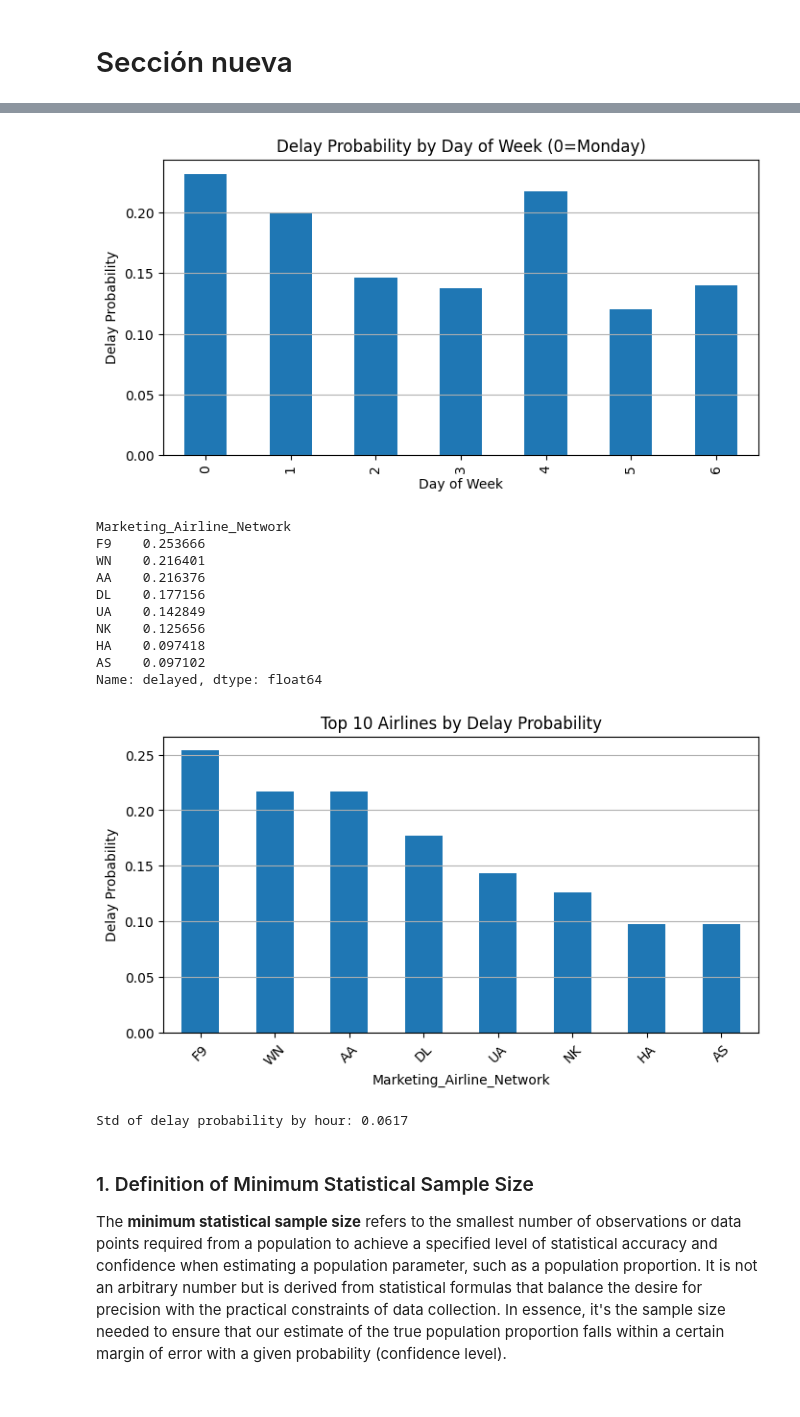
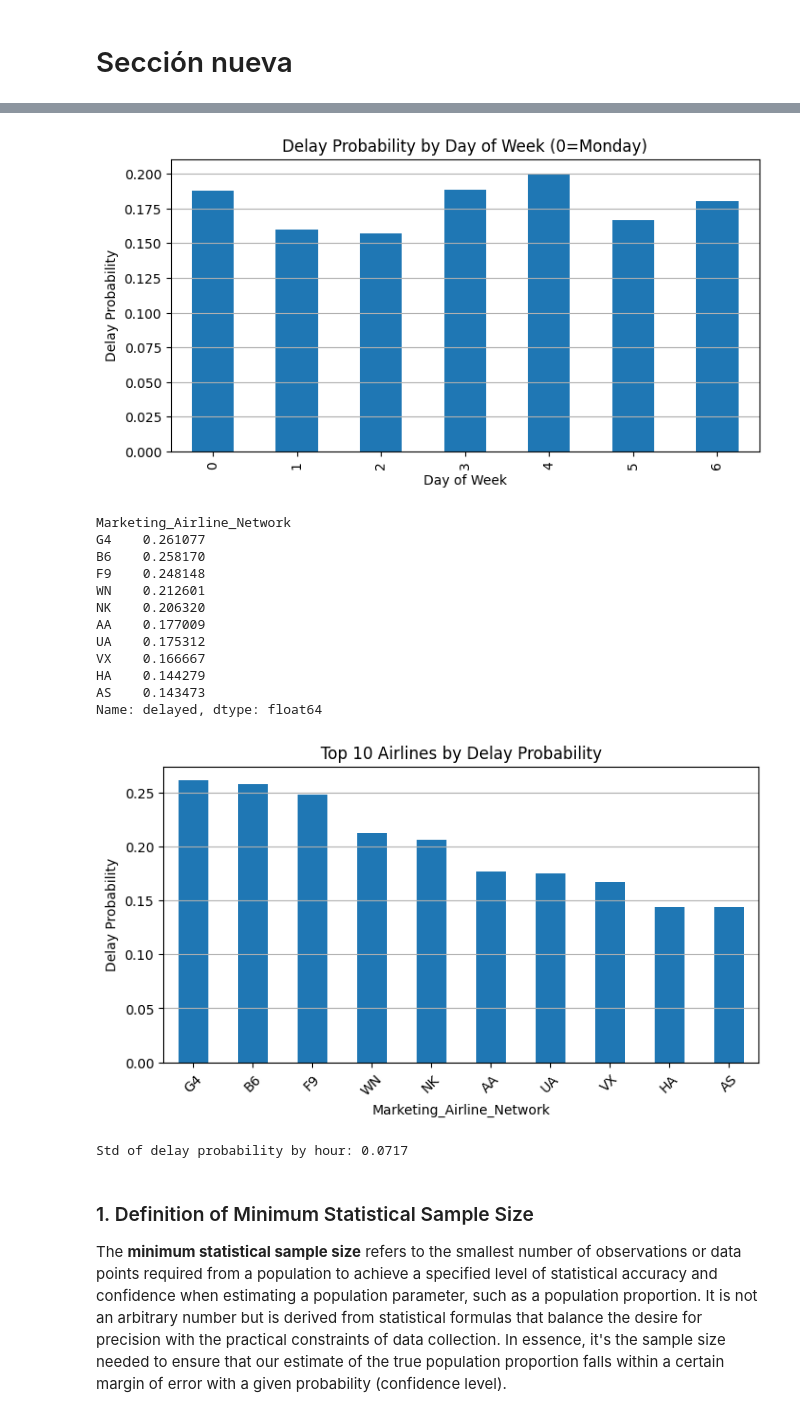
Before and after one commit to sunnyday2/flight_on_time, a Jupyter notebook: notebook__flight_Rafa.ipynb, the cells around one changed output, grey strips where cells are left out. Drawn from its saved outputs; the diff is of its cells as text; code cells hidden in the pictures.

```diff
--- a/notebook__flight_Rafa.ipynb
+++ b/notebook__flight_Rafa.ipynb
@@ -139,5 +147,13 @@ Name: delayed, dtype: float64
 # %%
+import pandas as pd
+import matplotlib.pyplot as plt
 
+# Calculate hour_delay
+hour_delay = (
+    df.groupby("hour")["delayed"]
+    .mean()
+    .sort_index()
+)
 
 plt.figure(figsize=(10,4))
 hour_delay.plot(kind="line", marker="o")
@@ -147,15 +163,12 @@ plt.ylabel("Delay Probability")
 plt.grid(True)
 plt.show()
 
-import pandas as pd
-import matplotlib.pyplot as plt
-
 # Crear bins de distancia (5 quintiles)
-df_sample["distance_bin"] = pd.qcut(df_sample["Distance"], q=5)
+df["distance_bin"] = pd.qcut(df["Distance"], q=5)
 
 # Calcular probabilidad de retraso por rango de distancia
 distance_delay = (
-    df_sample.groupby("distance_bin", observed=True)["delayed"]
+    df.groupby("distance_bin", observed=True)["delayed"]
     .mean()
 )
 
@@ -184,14 +197,14 @@ import pandas as pd
 import matplotlib.pyplot as plt
 
 # Convertir a datetime
-df_sample["FlightDate"] = pd.to_datetime(df_sample["FlightDate"])
+df["FlightDate"] = pd.to_datetime(df["FlightDate"])
 
 # Crear día de la semana (0 = lunes)
-df_sample["day_of_week"] = df_sample["FlightDate"].dt.dayofweek
+df["day_of_week"] = df["FlightDate"].dt.dayofweek
 
 # Calcular probabilidad de retraso por día de la semana
 dow_delay = (
-    df_sample.groupby("day_of_week")["delayed"]
+    df.groupby("day_of_week")["delayed"]
     .mean()
     .sort_index()
 )
@@ -209,7 +222,7 @@ import matplotlib.pyplot as plt
 
 # Probabilidad de retraso por aerolínea (top 10)
 already_delay = (
-    df_sample.groupby("Marketing_Airline_Network")["delayed"]
+    df.groupby("Marketing_Airline_Network")["delayed"]
     .mean()
     .sort_values(ascending=False)
     .head(10)
@@ -222,46 +235,48 @@ print(already_delay)
 plt.figure(figsize=(8,4))
 already_delay.plot(kind="bar")
 plt.title("Top 10 Airlines by Delay Probability")
 plt.ylabel("Delay Probability")
 plt.xticks(rotation=45)
 plt.grid(axis="y")
 plt.show()
 
 # Comprobación de variable objetivo binaria
-df_sample["delayed"].value_counts(normalize=True)
+df["delayed"].value_counts(normalize=True)
 
 hour_delay = (
-    df_sample.groupby("hour")["delayed"]
+    df.groupby("hour")["delayed"]
     .mean()
 )
 
 hour_std = hour_delay.std()
 
 print(f"Std of delay probability by hour: {hour_std:.4f}")
 
 # Este criterio mide cuánto cambia la probabilidad de retraso a lo largo del día;
 # si la variación es alta, significa que la hora del vuelo influye de forma real
 # en los retrasos, y el ratio entre datasets nos permite comparar cuál captura
 # mejor ese patrón temporal sin necesidad de entrenar ni optimizar modelos.
 
 # Al medir la variación de la probabilidad de retraso según la hora, verificamos
 # que la hora del vuelo tiene impacto real, y usando el ratio podemos decidir
 # qué dataset conserva mejor esa señal predictiva sin incurrir en mayor coste
 # computacional.
 # %% [output]
-[figure, old version]
+[figure, new version]
 Marketing_Airline_Network
-F9    0.253666
-WN    0.216401
-AA    0.216376
-DL    0.177156
-UA    0.142849
-NK    0.125656
-HA    0.097418
-AS    0.097102
+G4    0.261077
+B6    0.258170
+F9    0.248148
+WN    0.212601
+NK    0.206320
+AA    0.177009
+UA    0.175312
+VX    0.166667
+HA    0.144279
+AS    0.143473
 Name: delayed, dtype: float64
-[figure, old version]
+[figure, new version]
-Std of delay probability by hour: 0.0617
+Std of delay probability by hour: 0.0717
 # %% [markdown]
 ### 1. Definition of Minimum Statistical Sample Size
 
```
Also changed, not shown: parts of 4 cells of this notebook.
